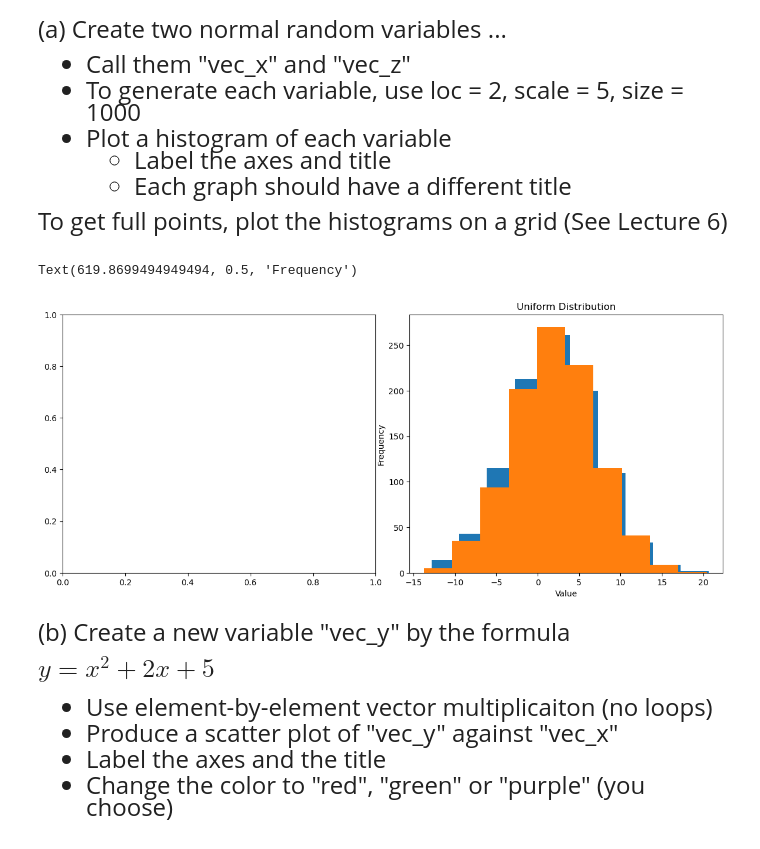
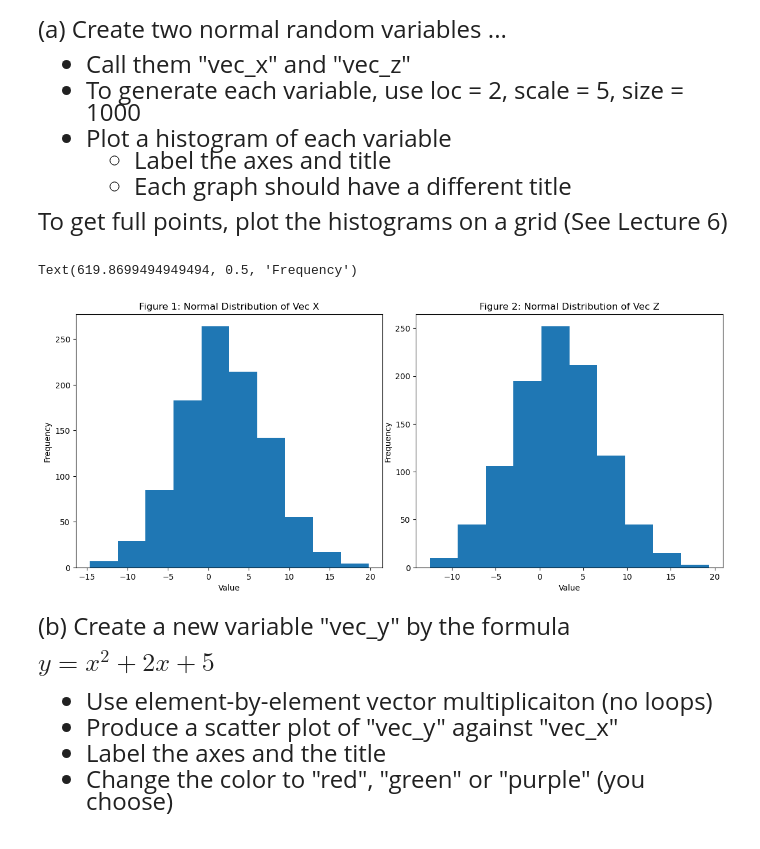
Before and after one commit to j-suave/emoryqtm151, a Jupyter notebook: Lecture 07/Lecture 7.ipynb, the cells around one changed output. Saved outputs shown, nothing was run; the diff lists cells and outputs as text; code cells hidden in the pictures.

```diff
--- a/Lecture 07/Lecture 7.ipynb
+++ b/Lecture 07/Lecture 7.ipynb
@@ -94,25 +94,23 @@ To get full points, plot the histograms on a grid (See Lecture 6)
 # %%
 vec_x = np.random.normal(loc = 2, scale = 5, size = 1000)
 vec_z = np.random.normal(loc = 2, scale = 5, size = 1000)
 
-fig, list_subplot = plt.subplots(1, 2,figsize = (12,5))
-
+fig, list_subhist = plt.subplots(1, 2,figsize = (12,5))
 
 plt.tight_layout()
 
-plt.hist(x = vec_x)
-plt.title("Normal Distribution")
-plt.xlabel("Value")
-plt.ylabel("Frequency")
+list_subhist[0].hist(x = vec_x)
+list_subhist[0].set_title("Figure 1: Normal Distribution of Vec X")
+list_subhist[0].set_xlabel("Value")
+list_subhist[0].set_ylabel("Frequency")
 
-# Second Figure
-plt.hist(x = vec_z)
-plt.title("Uniform Distribution")
-plt.xlabel("Value")
-plt.ylabel("Frequency")
+list_subhist[1].hist(x = vec_z)
+list_subhist[1].set_title("Figure 2: Normal Distribution of Vec Z")
+list_subhist[1].set_xlabel("Value")
+list_subhist[1].set_ylabel("Frequency")
 # %% [output]
 Text(619.8699494949494, 0.5, 'Frequency')
-[figure, old version]
+[figure, new version]
 # %% [markdown]
 <font size = "5">
 
```
Also changed, not shown: parts of 3 cells of this notebook, 12 other files.
